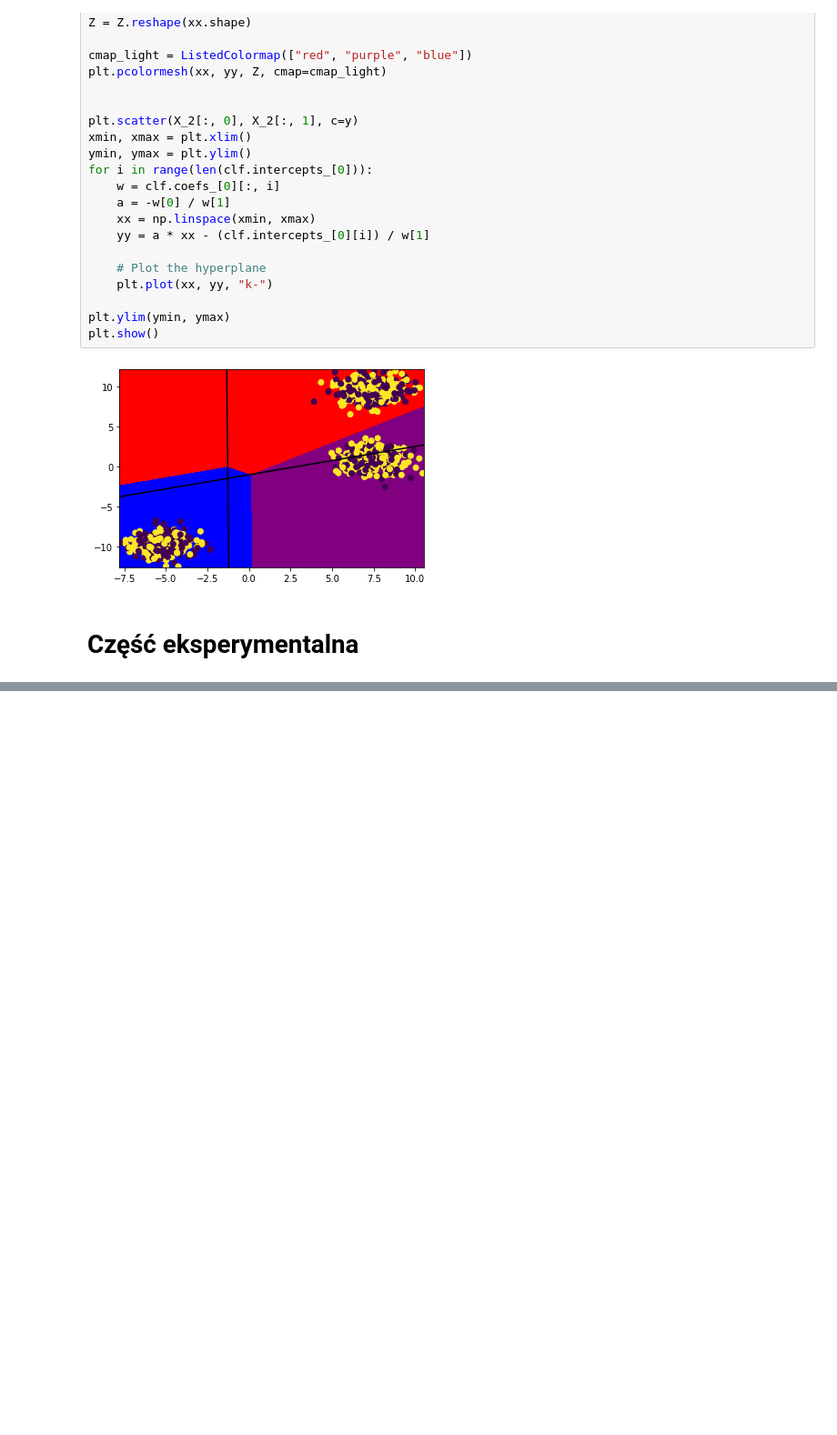
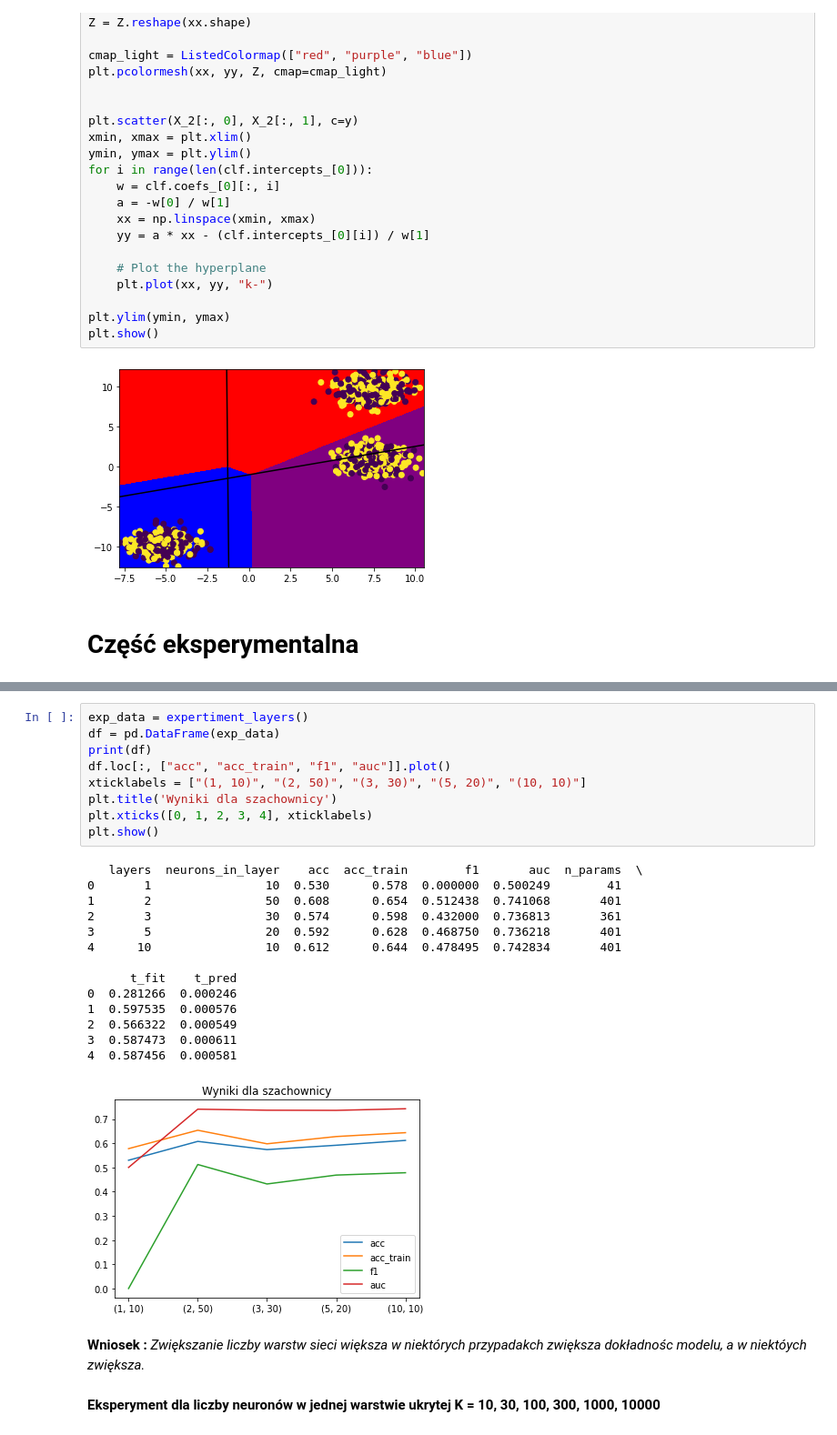
Before and after one commit to wolejnik/master-s-degree, a Jupyter notebook: classifier_MLP_ML1/main.ipynb, the cells around one changed output, grey strips where cells are left out. Shown at 91% size. Cells and saved outputs as stored; diff of their text form; blank space fills up the shorter version.

```diff
--- a/classifier_MLP_ML1/main.ipynb
+++ b/classifier_MLP_ML1/main.ipynb
@@ -169,0 +269,28 @@ plt.show()
+# %%
+exp_data = expertiment_layers()
+df = pd.DataFrame(exp_data)
+print(df)
+df.loc[:, ["acc", "acc_train", "f1", "auc"]].plot()
+xticklabels = ["(1, 10)", "(2, 50)", "(3, 30)", "(5, 20)", "(10, 10)"]
+plt.title('Wyniki dla szachownicy')
+plt.xticks([0, 1, 2, 3, 4], xticklabels)
+plt.show()
+# %% [output]
+   layers  neurons_in_layer    acc  acc_train        f1       auc  n_params  \
+0       1                10  0.530      0.578  0.000000  0.500249        41
+1       2                50  0.608      0.654  0.512438  0.741068       401
+2       3                30  0.574      0.598  0.432000  0.736813       361
+3       5                20  0.592      0.628  0.468750  0.736218       401
+4      10                10  0.612      0.644  0.478495  0.742834       401
+
+      t_fit    t_pred
+0  0.281266  0.000246
+1  0.597535  0.000576
+2  0.566322  0.000549
+3  0.587473  0.000611
+4  0.587456  0.000581
+[figure, added]
+# %% [markdown]
+**Wniosek :** _Zwiększanie liczby warstw sieci większa w niektórych przypadakch zwiększa dokładnośc modelu, a w niektóych zwiększa._
+# %% [markdown]
+**Eksperyment dla liczby neuronów w jednej warstwie ukrytej K = 10, 30, 100, 300, 1000, 10000**
```
Also changed, not shown: parts of 14 cells of this notebook.
